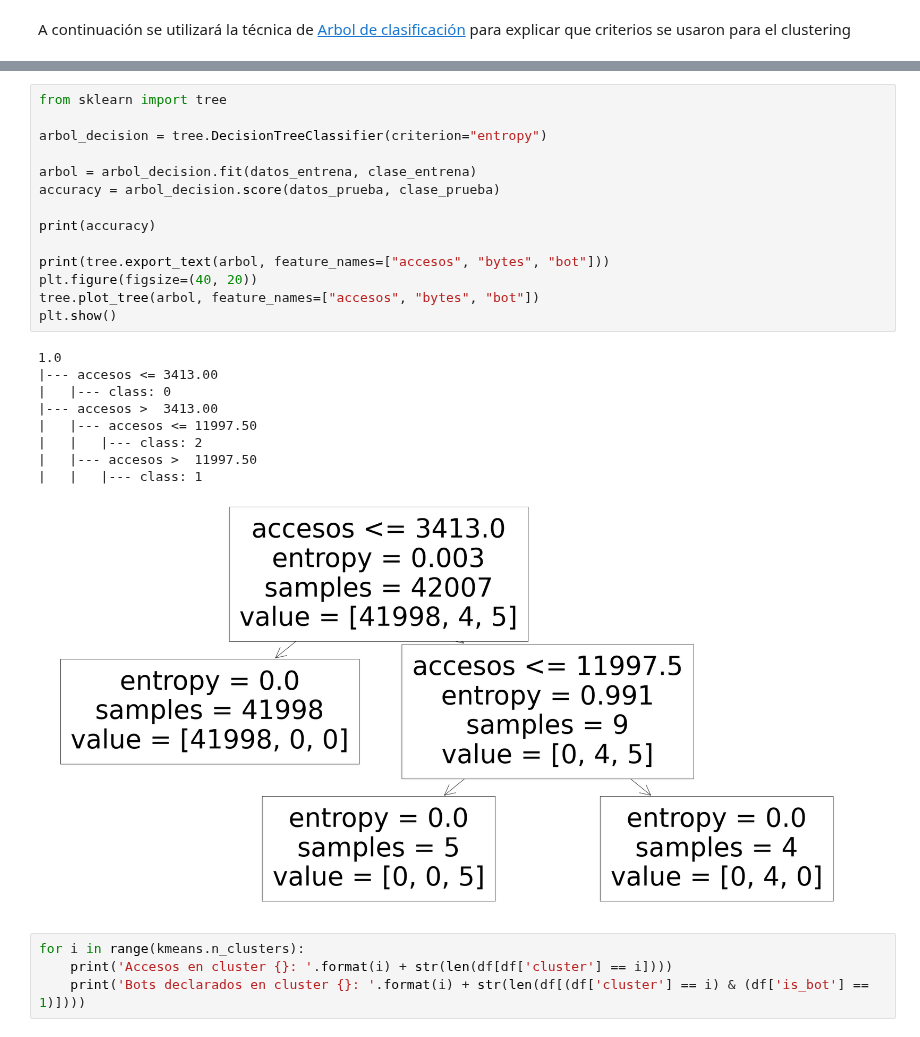
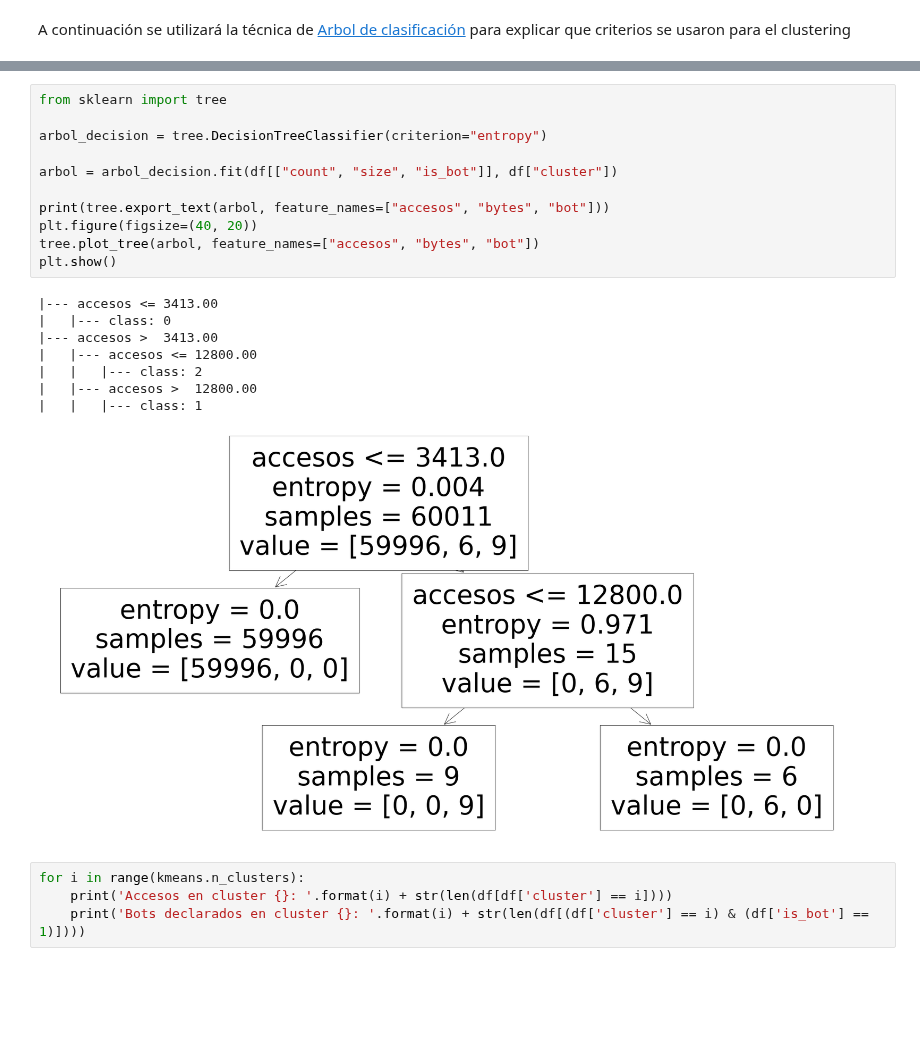
Before and after one commit to PabloDeAlbu/tp-final-mineria, a Jupyter notebook: 02-kmeans-tree.ipynb, the cells around one changed output, grey strips where cells are left out. Drawn from its saved outputs; the diff is of its cells as text; blank space fills up the shorter version.

Commit message:
quito división en datos de entrenamiento y testeo para armar el árbol

```diff
--- a/02-kmeans-tree.ipynb
+++ b/02-kmeans-tree.ipynb
@@ -90,27 +83,23 @@ datos_entrena, datos_prueba, clase_entrena, clase_prueba = train_test_split(
 # %%
 from sklearn import tree
 
 arbol_decision = tree.DecisionTreeClassifier(criterion="entropy")
 
-arbol = arbol_decision.fit(datos_entrena, clase_entrena)
-accuracy = arbol_decision.score(datos_prueba, clase_prueba)
-
-print(accuracy)
+arbol = arbol_decision.fit(df[["count", "size", "is_bot"]], df["cluster"])
 
 print(tree.export_text(arbol, feature_names=["accesos", "bytes", "bot"]))
 plt.figure(figsize=(40, 20))
 tree.plot_tree(arbol, feature_names=["accesos", "bytes", "bot"])
 plt.show()
 # %% [output]
-1.0
 |--- accesos <= 3413.00
 |   |--- class: 0
 |--- accesos >  3413.00
-|   |--- accesos <= 11997.50
+|   |--- accesos <= 12800.00
 |   |   |--- class: 2
-|   |--- accesos >  11997.50
+|   |--- accesos >  12800.00
 |   |   |--- class: 1
-[figure, old version]
+[figure, new version]
 # %%
 for i in range(kmeans.n_clusters):
     print('Accesos en cluster {}: '.format(i) + str(len(df[df['cluster'] == i])))
```
Also changed, not shown: parts of 5 cells of this notebook.
